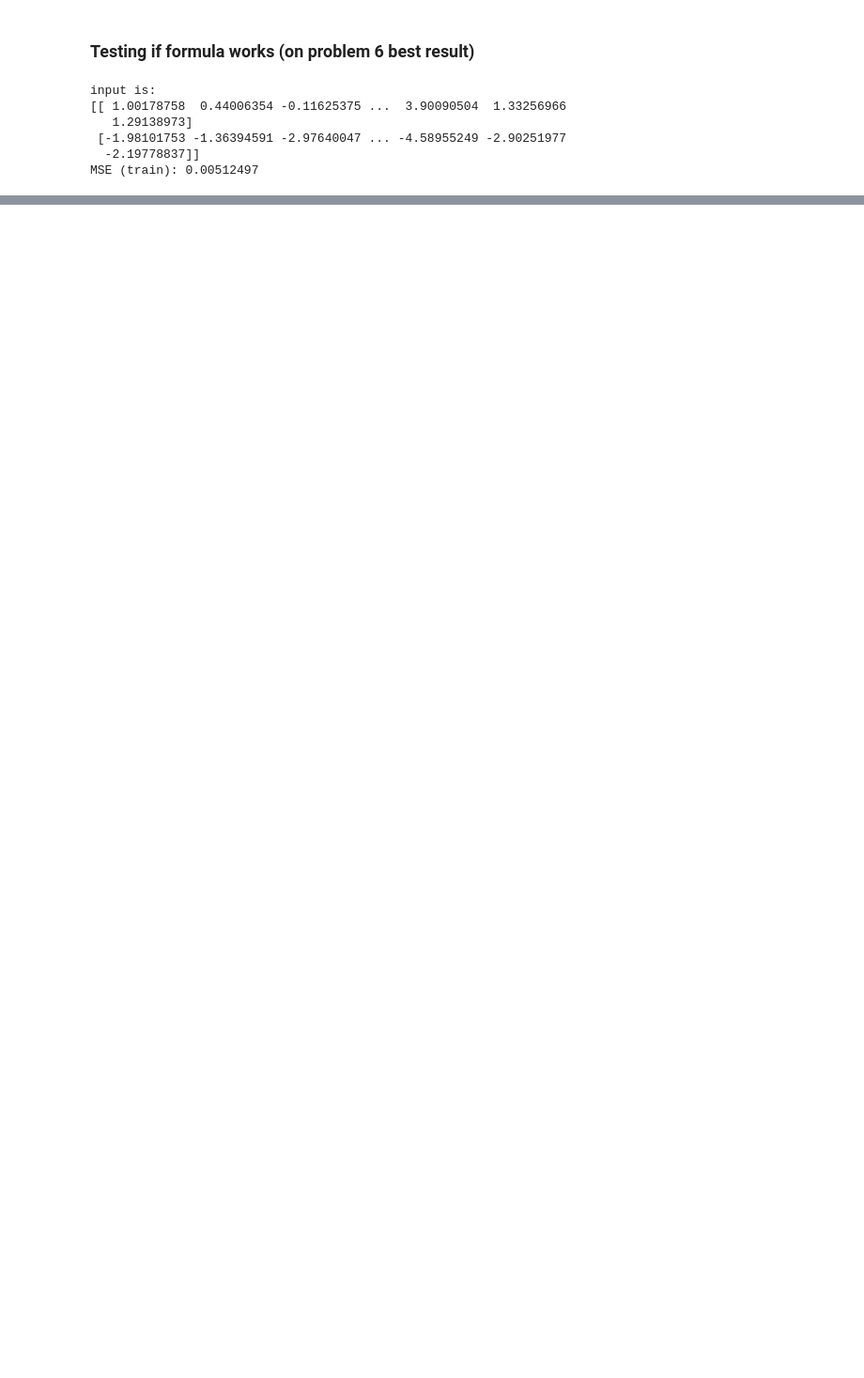
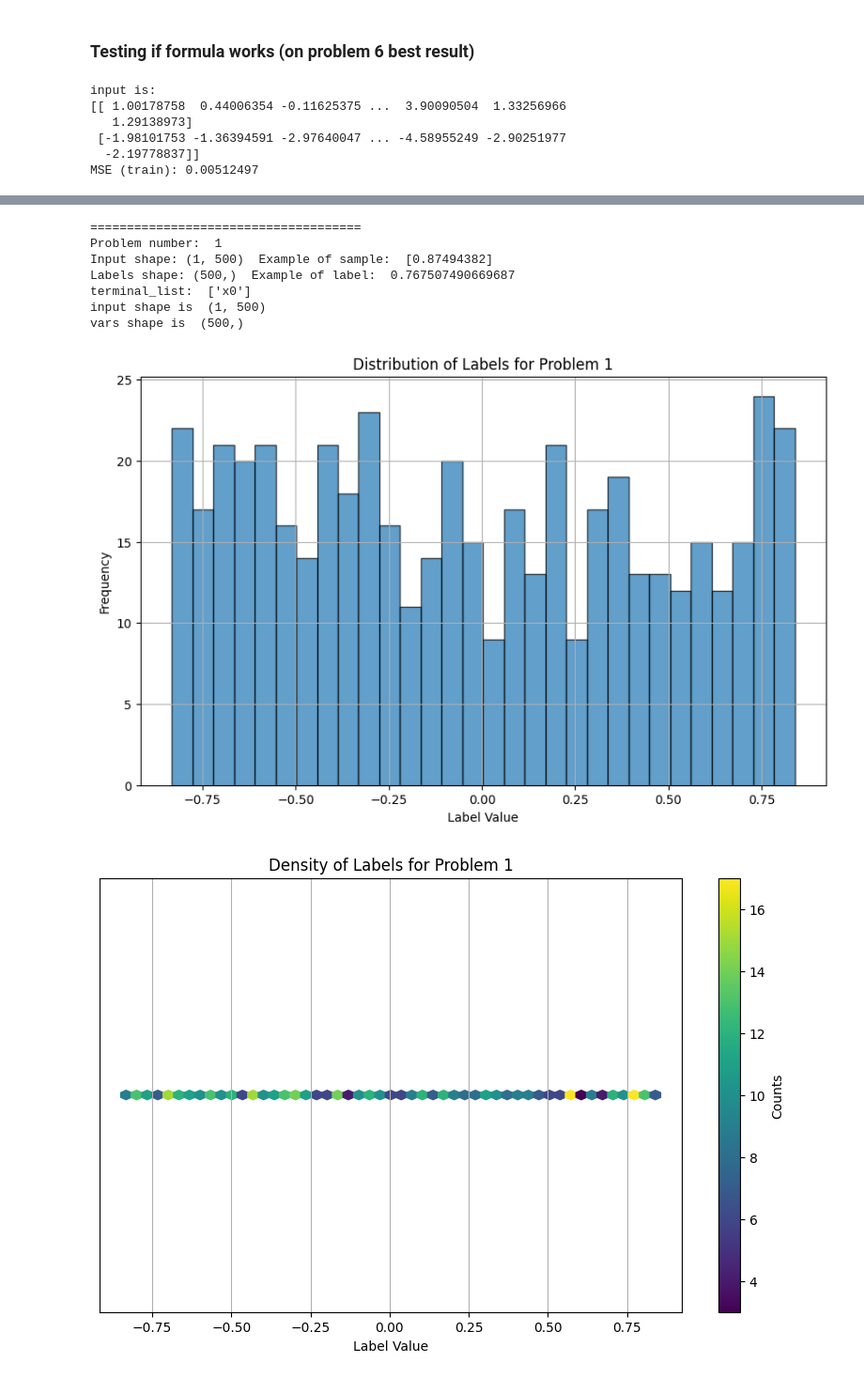
Before and after one commit to FabioGigante00/CI2024_project-work, a Jupyter notebook: util_test.ipynb, the cells around one changed output, grey strips where cells are left out. Shown at 94% size. Drawn from its saved outputs; the diff is of its cells as text; code cells hidden in the pictures; blank space fills up the shorter version.

Commit message:
doc and test: parse_formula, load_checkpoint, other

```diff
--- a/util_test.ipynb
+++ b/util_test.ipynb
@@ -309,0 +369,61 @@ MSE (train): 0.00512497
+# %%
+from gxgp import Node
+import numpy as np
+import matplotlib.pyplot as plt
+
+problem_numbers = [1, 2, 3, 4, 5, 6, 7, 8]
+for problem_number in problem_numbers:
+    print("=====================================")
+    print("Problem number: ", problem_number)
+
+    problem = np.load(f'./data/problem_{problem_number}.npz')
+    input = problem['x']
+    labels = problem['y']
+
+    print("Input shape:", input.shape, " Example of sample: ", input[:, 0])
+    print("Labels shape:", labels.shape, " Example of label: ", labels[0])
+
+    # Terminal set
+    terminal_list = ['x' + str(i) for i in range(input.shape[0])]
+
+    print("terminal_list: ", terminal_list)
+
+    print("input shape is ", input.shape)
+
+    vars = []
+    for j in range(input.shape[1]):
+        cur_vars = {'x'+str(i): input[i][j] for i in range(input.shape[0])}
+        # print("cur_vars is ", cur_vars)
+        vars.append(cur_vars)
+    vars = np.array(vars)
+
+    print("vars shape is ", vars.shape)
+
+    # Plot the distribution of the labels as a histogram
+    plt.figure(figsize=(10, 6))
+    plt.hist(labels, bins=30, alpha=0.7, edgecolor='black')
+    plt.title(f'Distribution of Labels for Problem {problem_number}')
+    plt.xlabel('Label Value')
+    plt.ylabel('Frequency')
+    plt.grid(True)
+    plt.show()
+
+    # Plot the distribution of the labels as a hexbin plot
+    plt.figure(figsize=(10, 6))
+    plt.hexbin(labels, np.zeros_like(labels), gridsize=50, cmap='viridis', mincnt=1)
+    plt.colorbar(label='Counts')
+    plt.title(f'Density of Labels for Problem {problem_number}')
+    plt.xlabel('Label Value')
+    plt.yticks([])  # Hide y-axis ticks
+    plt.grid(True)
+    plt.show()
+# %% [output]
+=====================================
+Problem number:  1
+Input shape: (1, 500)  Example of sample:  [0.87494382]
+Labels shape: (500,)  Example of label:  0.767507490669687
+terminal_list:  ['x0']
+input shape is  (1, 500)
+vars shape is  (500,)
+[figure, added]
+[figure, added]
```
Also changed, not shown: parts of 13 cells of this notebook, 3 other files.
